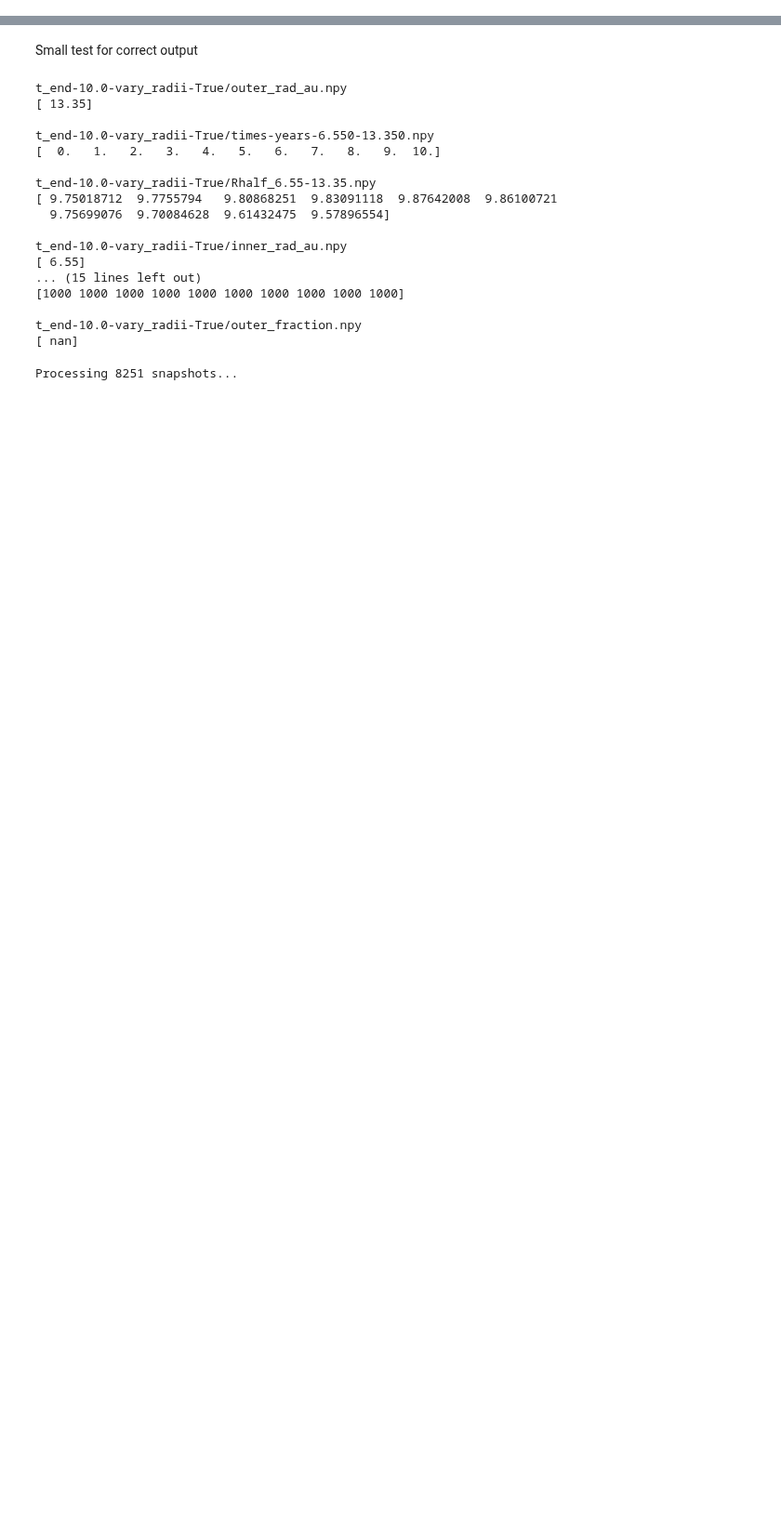
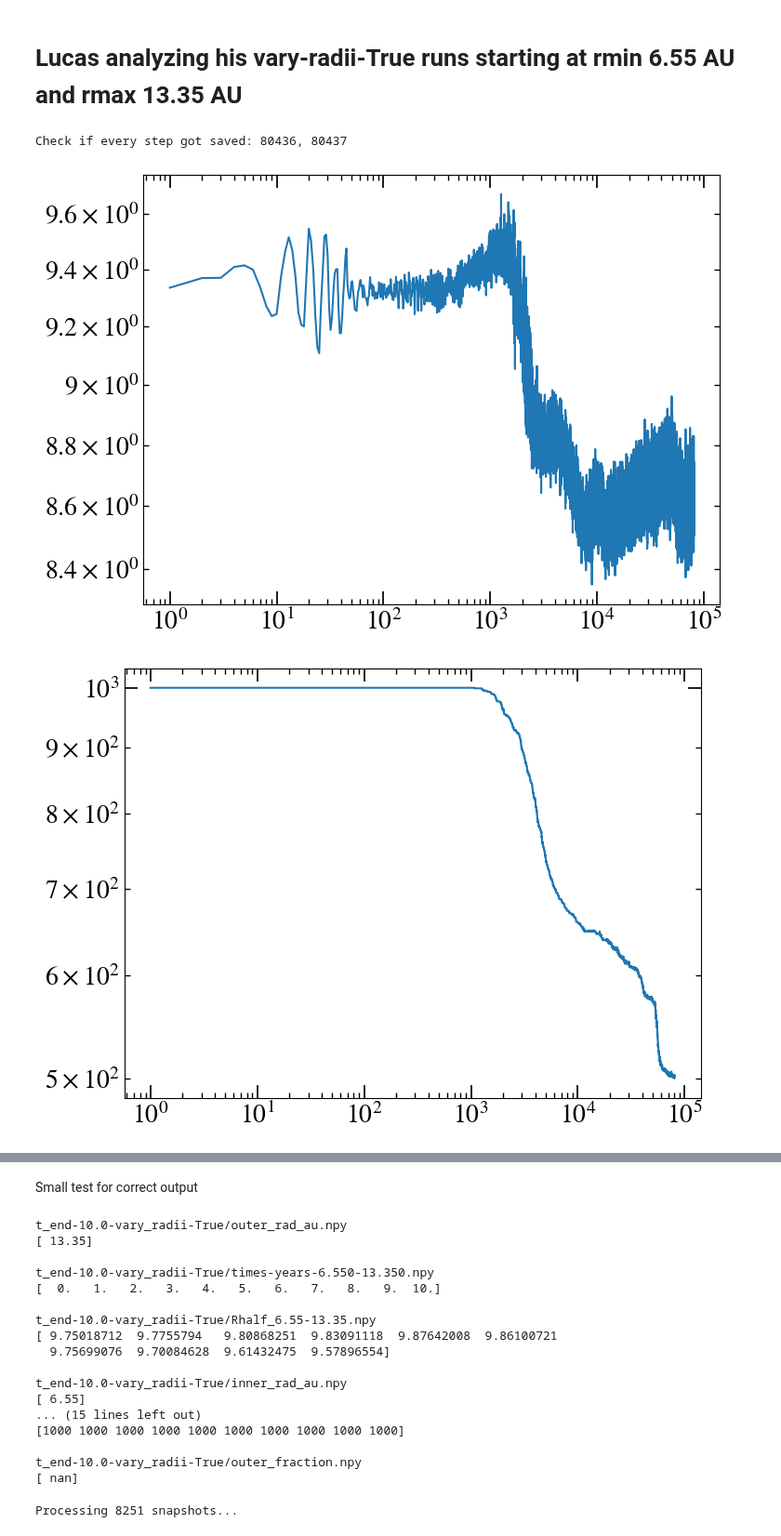
Before and after one commit to LucasPouw/amuse-KL, a Jupyter notebook: data_processing.ipynb, the cells around one changed output, grey strips where cells are left out. Shown at 93% size. Drawn from its saved outputs; the diff is of its cells as text; code cells hidden in the pictures; blank space fills up the shorter version.

Commit message:
analyzing first runs

```diff
--- a/data_processing.ipynb
+++ b/data_processing.ipynb
@@ -17,0 +18,2 @@ Saving all files in: /home/vdvuurst/AMUSE
+# %% [markdown]
+# Lucas analyzing his vary-radii-True runs starting at rmin 6.55 AU and rmax 13.35 AU
@@ -17,0 +75,21 @@ Saving all files in: /home/vdvuurst/AMUSE
+# %%
+time = np.load('./amuseKL-output/vary_radii-True/times-year-7.400-11.480.npy', allow_pickle=True)
+times = [t.value_in(units.yr) for t in time]
+print(f'Check if every step got saved: {int(times[-1])}, {len(times)}')
+
+rhalf = np.load('./amuseKL-output/vary_radii-True/Rhalf_rmin7.400-rmax11.480.npy', allow_pickle=True)  # Does not include t=0
+nbound = np.load('./amuseKL-output/vary_radii-True/Nbound_rmin7.400-rmax11.480.npy', allow_pickle=True)
+
+fig, ax = plt.subplots(figsize=(8,6))
+ax.plot(times[1:], rhalf)
+ax.loglog()
+plt.show()
+
+fig, ax = plt.subplots(figsize=(8,6))
+ax.plot(times[1:], nbound)
+ax.loglog()
+plt.show()
+# %% [output]
+Check if every step got saved: 80436, 80437
+[figure, added]
+[figure, added]
```
Also changed, not shown: parts of 6 cells of this notebook.
